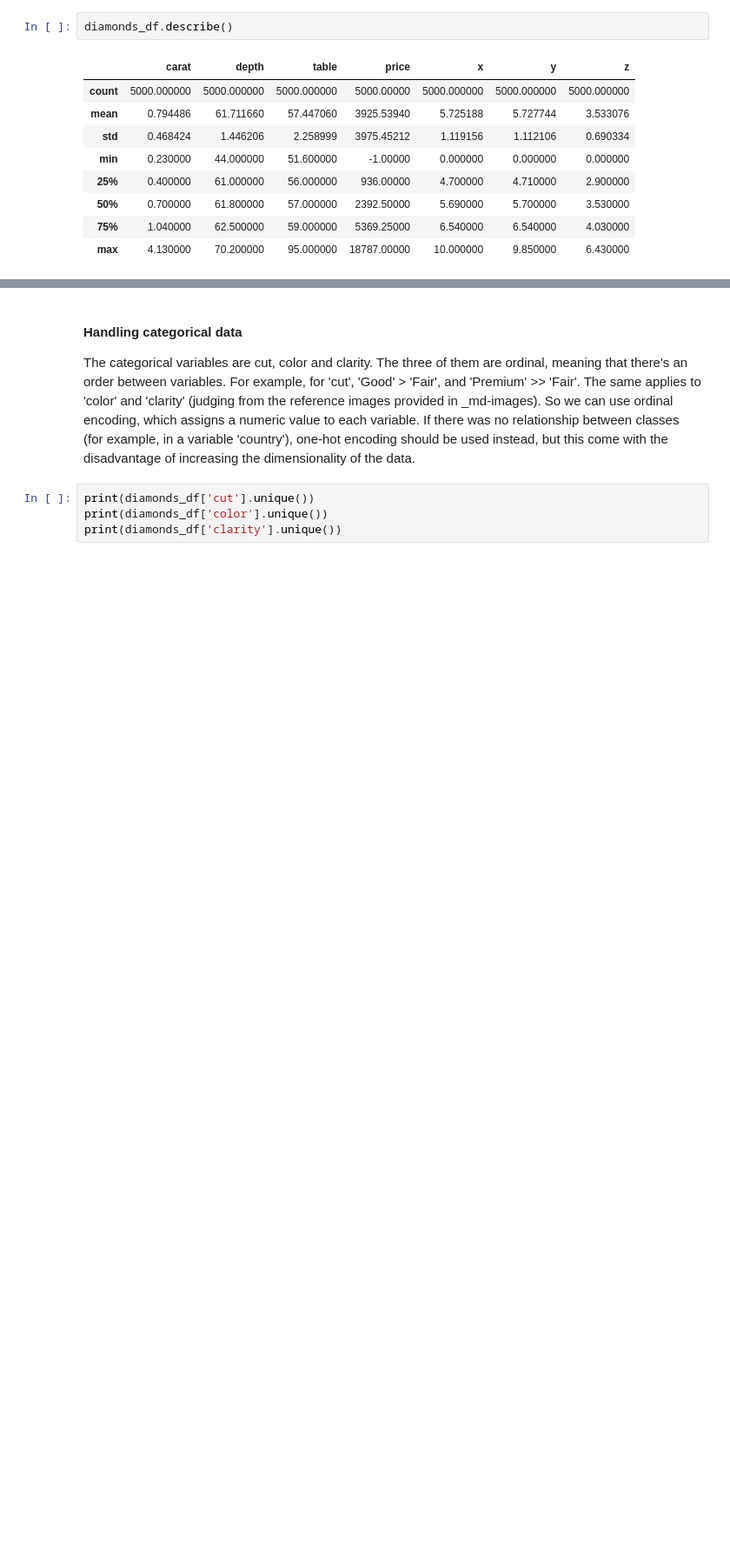
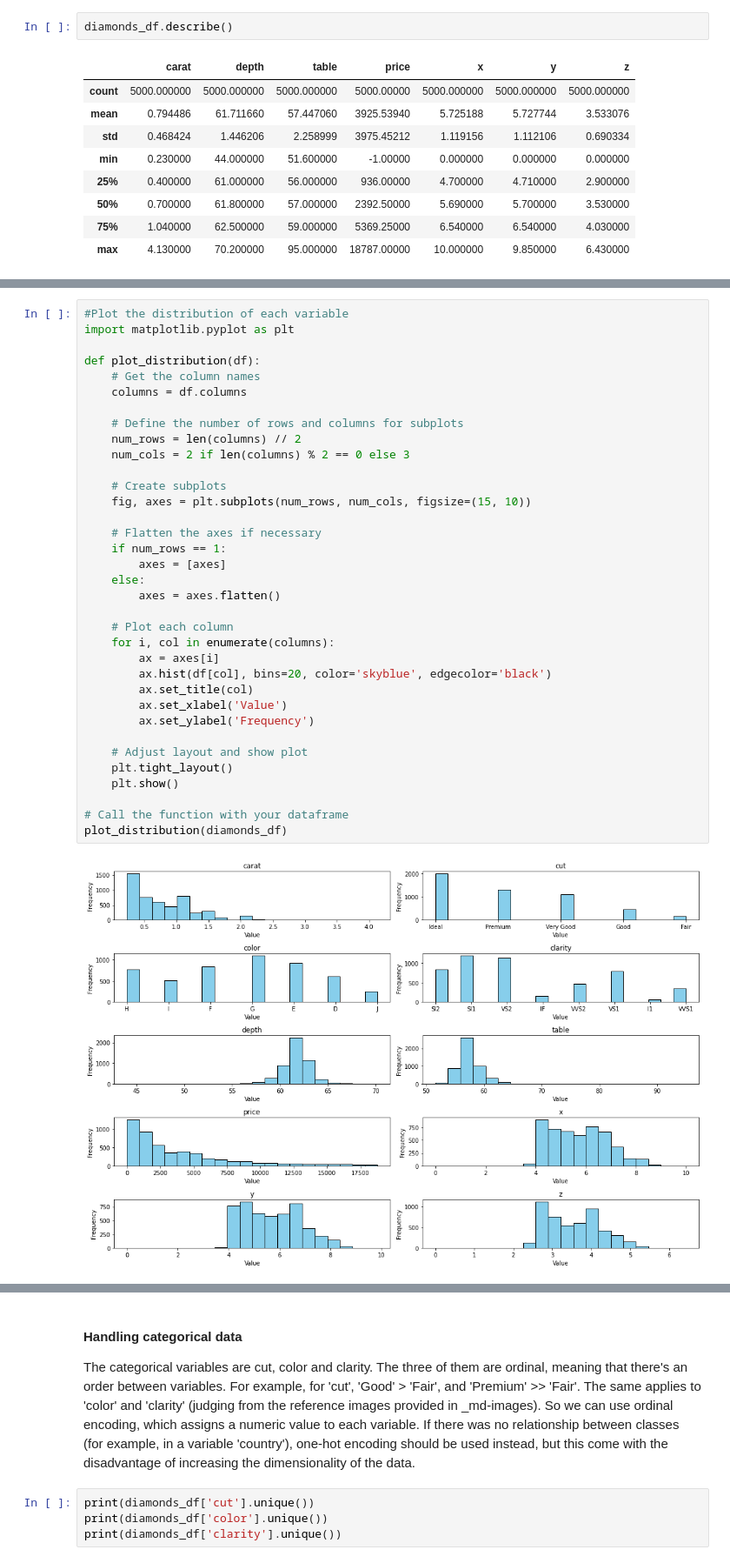
Before and after one commit to juannpmari/xtream-ai-assignment-engineer, a Jupyter notebook: model_dev.ipynb, the cells around one changed output, grey strips where cells are left out. Shown at 87% size. Drawn from its saved outputs; the diff is of its cells as text; blank space fills up the shorter version.

```diff
--- a/model_dev.ipynb
+++ b/model_dev.ipynb
@@ -67 +70,38 @@ Some interesting insigths:
     - price has min=-1, which also indicates the presence of outliers since the price must be greater than 0
+# %%
+#Plot the distribution of each variable
+import matplotlib.pyplot as plt
+
+def plot_distribution(df):
+    # Get the column names
+    columns = df.columns
+
+    # Define the number of rows and columns for subplots
+    num_rows = len(columns) // 2
+    num_cols = 2 if len(columns) % 2 == 0 else 3
+
+    # Create subplots
+    fig, axes = plt.subplots(num_rows, num_cols, figsize=(15, 10))
+
+    # Flatten the axes if necessary
+    if num_rows == 1:
+        axes = [axes]
+    else:
+        axes = axes.flatten()
+
+    # Plot each column
+    for i, col in enumerate(columns):
+        ax = axes[i]
+        ax.hist(df[col], bins=20, color='skyblue', edgecolor='black')
+        ax.set_title(col)
+        ax.set_xlabel('Value')
+        ax.set_ylabel('Frequency')
+
+    # Adjust layout and show plot
+    plt.tight_layout()
+    plt.show()
+
+# Call the function with your dataframe
+plot_distribution(diamonds_df)
+# %% [output]
+[figure, added]
```
Also changed, not shown: parts of 18 cells of this notebook.
